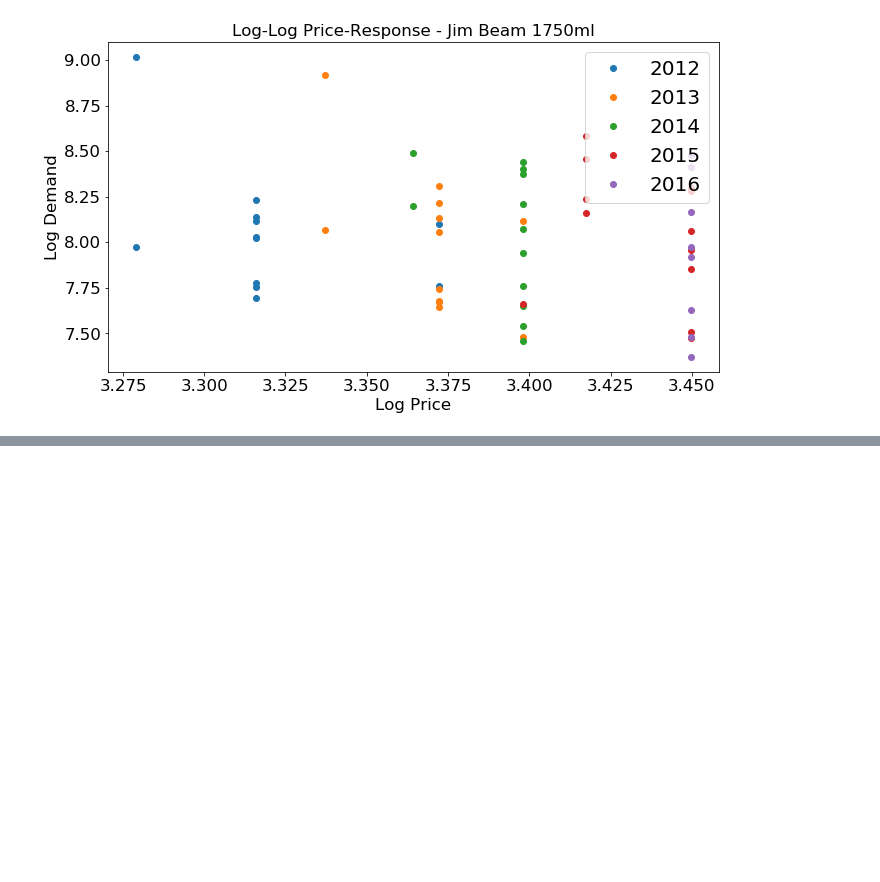
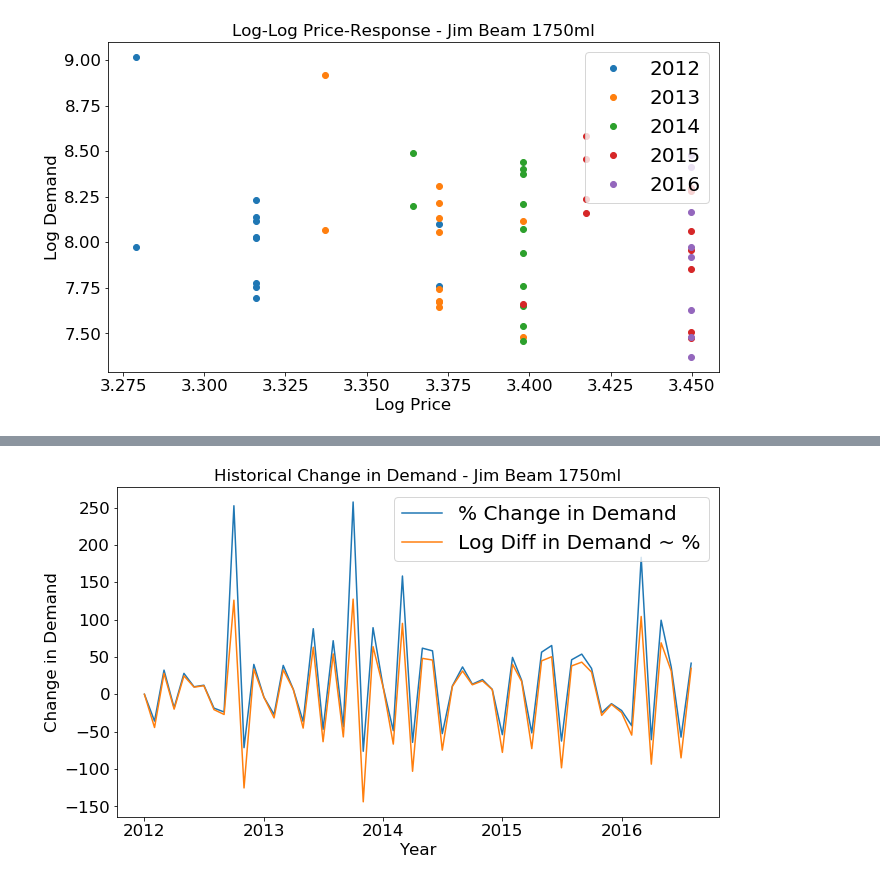
Before and after one commit to bulentarslan/drink-worthy-data, a Jupyter notebook: drink-worthy-data.ipynb, the cells around one changed output, grey strips where cells are left out. Drawn from its saved outputs; the diff is of its cells as text; code cells hidden in the pictures; blank space fills up the shorter version.

```diff
--- a/drink-worthy-data.ipynb
+++ b/drink-worthy-data.ipynb
@@ -87,0 +98,12 @@ fig.savefig('./img/log_log_price_response.png')
+# %%
+fig, ax = plt.subplots(1, 1, sharex=True, figsize=(10, 6))
+ax.plot(Month, DemandPctChange*100, '-',
+           Month, LogDemandDiff*100, '-');
+ax.set_title('Historical Change in Demand - Jim Beam 1750ml')
+ax.set_ylabel('Change in Demand')
+ax.set_xlabel('Year')
+ax.legend(['% Change in Demand', 'Log Diff in Demand ~ %'], loc=1)
+fig.tight_layout()
+fig.savefig('./img/historical_change_in_demand.png')
+# %% [output]
+[figure, added]
```
Also changed, not shown: parts of 1 cell of this notebook, 3 other files.
